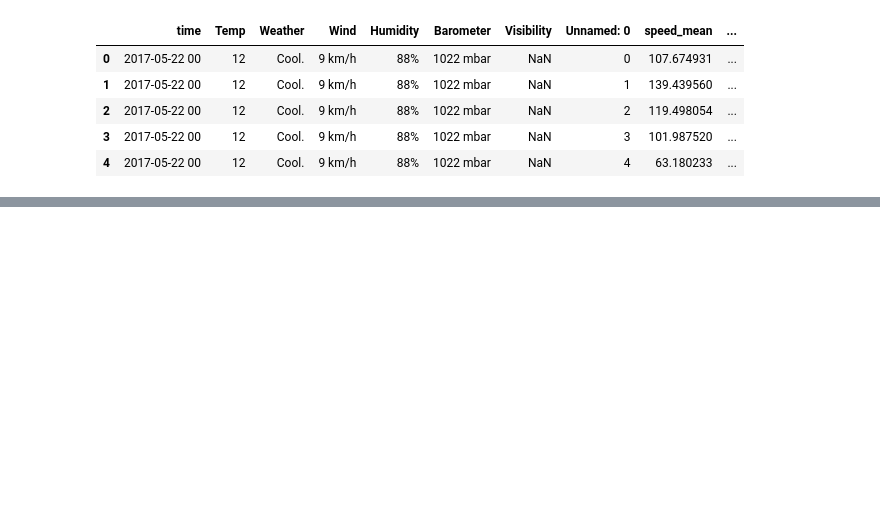
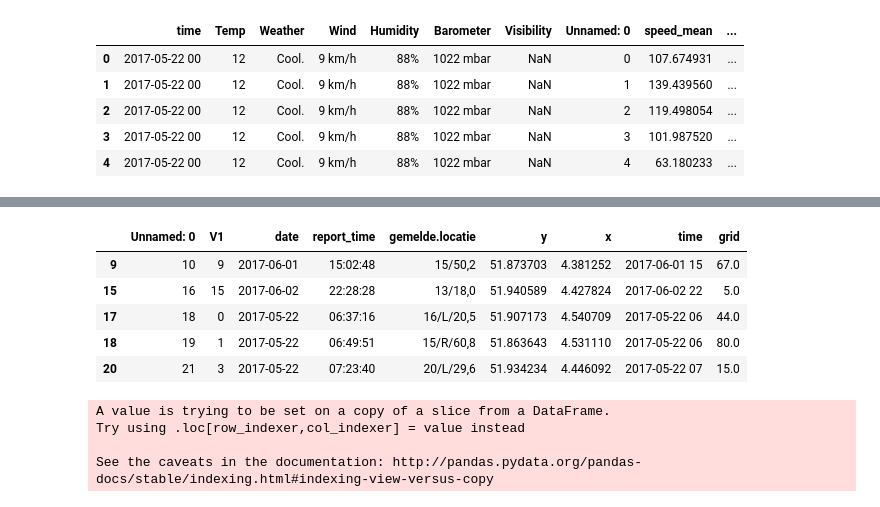
Before and after one commit to WPH2017Schipperke/data_modelling, a Jupyter notebook: eda.ipynb, the cells around one changed output, grey strips where cells are left out. Cells and saved outputs as stored; diff of their text form; code cells hidden in the pictures; blank space fills up the shorter version.

```diff
--- a/eda.ipynb
+++ b/eda.ipynb
@@ -315,0 +360,17 @@ incidents_xy['time'] = pd.to_datetime(incidents_xy["time"]).dt.strftime("%Y-%m-%
+# %%
+incidents_xy.head()
+# %% [output]
+|  | Unnamed: 0 | V1 | date | report_time | gemelde.locatie | y | x | time | grid |
+| 9 | 10 | 9 | 2017-06-01 | 15:02:48 | 15/50,2 | 51.873703 | 4.381252 | 2017-06-01 15 | 67.0 |
+| 15 | 16 | 15 | 2017-06-02 | 22:28:28 | 13/18,0 | 51.940589 | 4.427824 | 2017-06-02 22 | 5.0 |
+| 17 | 18 | 0 | 2017-05-22 | 06:37:16 | 16/L/20,5 | 51.907173 | 4.540709 | 2017-05-22 06 | 44.0 |
+| 18 | 19 | 1 | 2017-05-22 | 06:49:51 | 15/R/60,8 | 51.863643 | 4.531110 | 2017-05-22 06 | 80.0 |
+| 20 | 21 | 3 | 2017-05-22 | 07:23:40 | 20/L/29,6 | 51.934234 | 4.446092 | 2017-05-22 07 | 15.0 |
+# %%
+incidents_small = incidents_xy[["time", "grid"]]
+incidents_small["output"] = 1
+# %% [output]
+A value is trying to be set on a copy of a slice from a DataFrame.
+Try using .loc[row_indexer,col_indexer] = value instead
+
+See the caveats in the documentation: http://pandas.pydata.org/pandas-docs/stable/indexing.html#indexing-view-versus-copy
```
Also changed, not shown: parts of 22 cells of this notebook.
